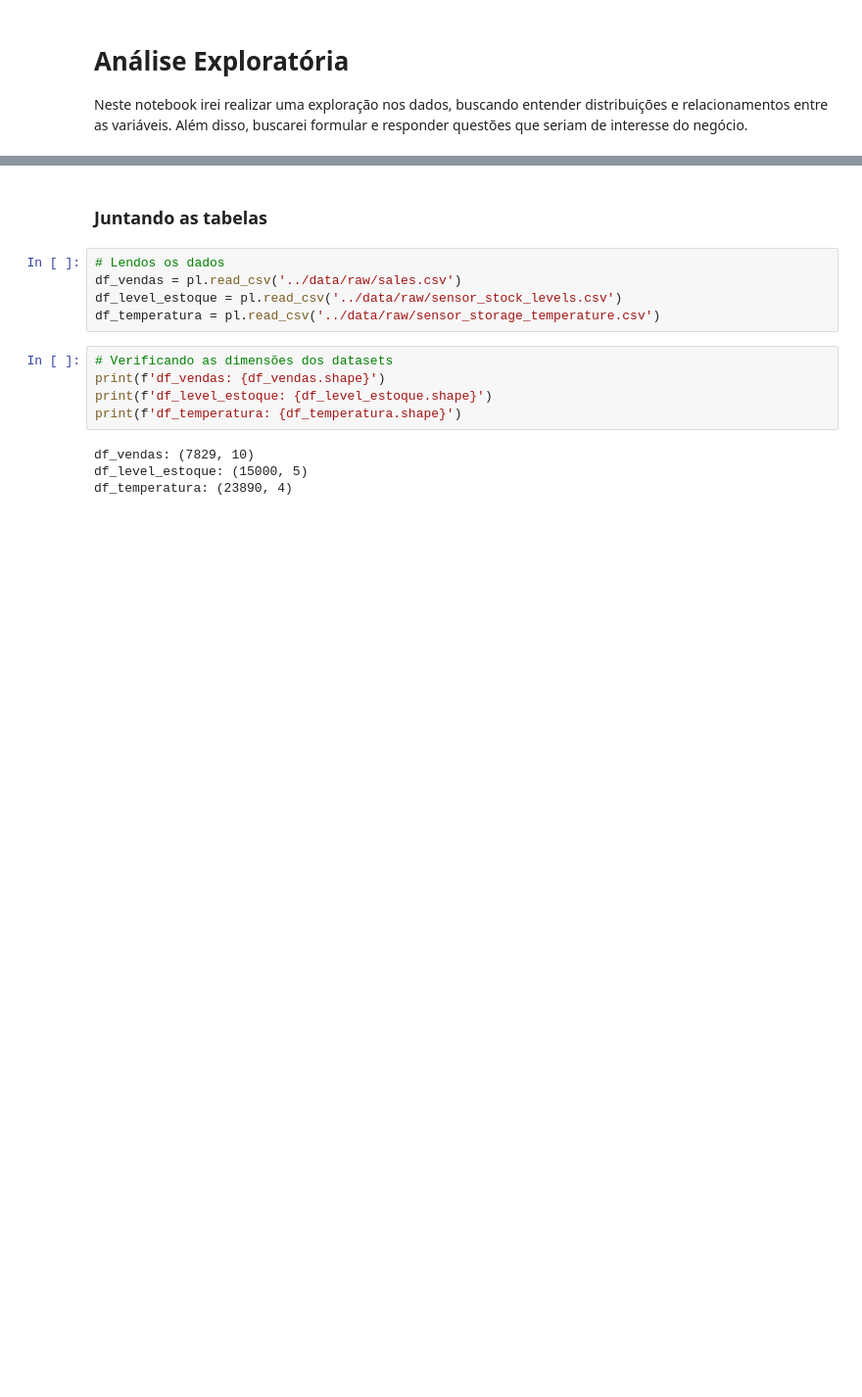
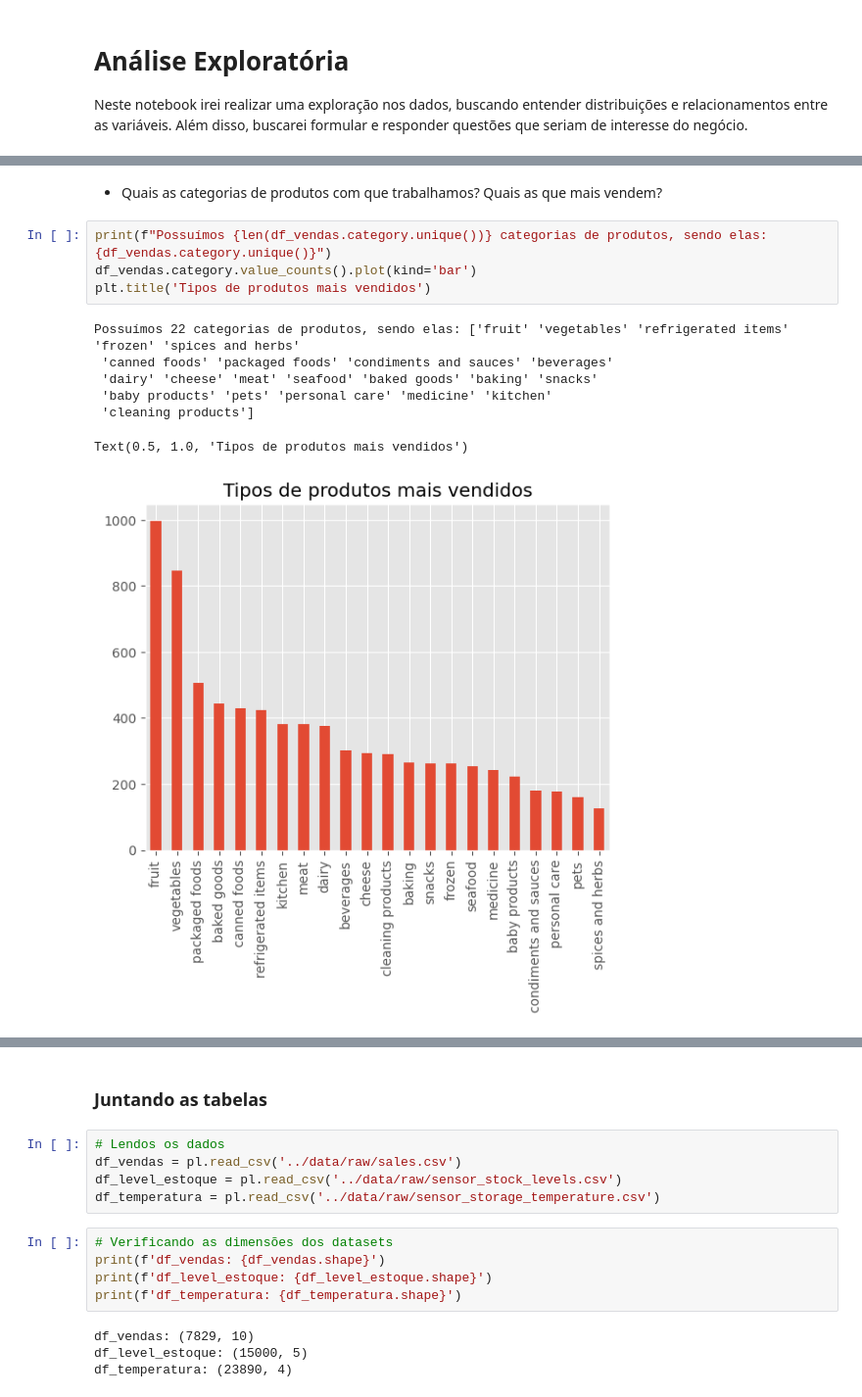
Before and after one commit to dnsrsdata/stock_level_prediction, a Jupyter notebook: notebooks/EDA.ipynb, the cells around one changed output, grey strips where cells are left out. Shown: that part at 98% size. Cells and saved outputs as stored; diff of their text form; blank space fills up the shorter version.

```diff
--- a/notebooks/EDA.ipynb
+++ b/notebooks/EDA.ipynb
@@ -17,0 +68,14 @@ Antes de iniciar a exploração em si, vamos juntar as tabelas para facilitar a
+# %% [markdown]
+- Quais as categorias de produtos com que trabalhamos? Quais as que mais vendem?
+# %%
+print(f"Possuímos {len(df_vendas.category.unique())} categorias de produtos, sendo elas: {df_vendas.category.unique()}")
+df_vendas.category.value_counts().plot(kind='bar')
+plt.title('Tipos de produtos mais vendidos')
+# %% [output]
+Possuímos 22 categorias de produtos, sendo elas: ['fruit' 'vegetables' 'refrigerated items' 'frozen' 'spices and herbs'
+ 'canned foods' 'packaged foods' 'condiments and sauces' 'beverages'
+ 'dairy' 'cheese' 'meat' 'seafood' 'baked goods' 'baking' 'snacks'
+ 'baby products' 'pets' 'personal care' 'medicine' 'kitchen'
+ 'cleaning products']
+Text(0.5, 1.0, 'Tipos de produtos mais vendidos')
+[figure, added]
```
Also changed, not shown: parts of 30 cells of this notebook.
